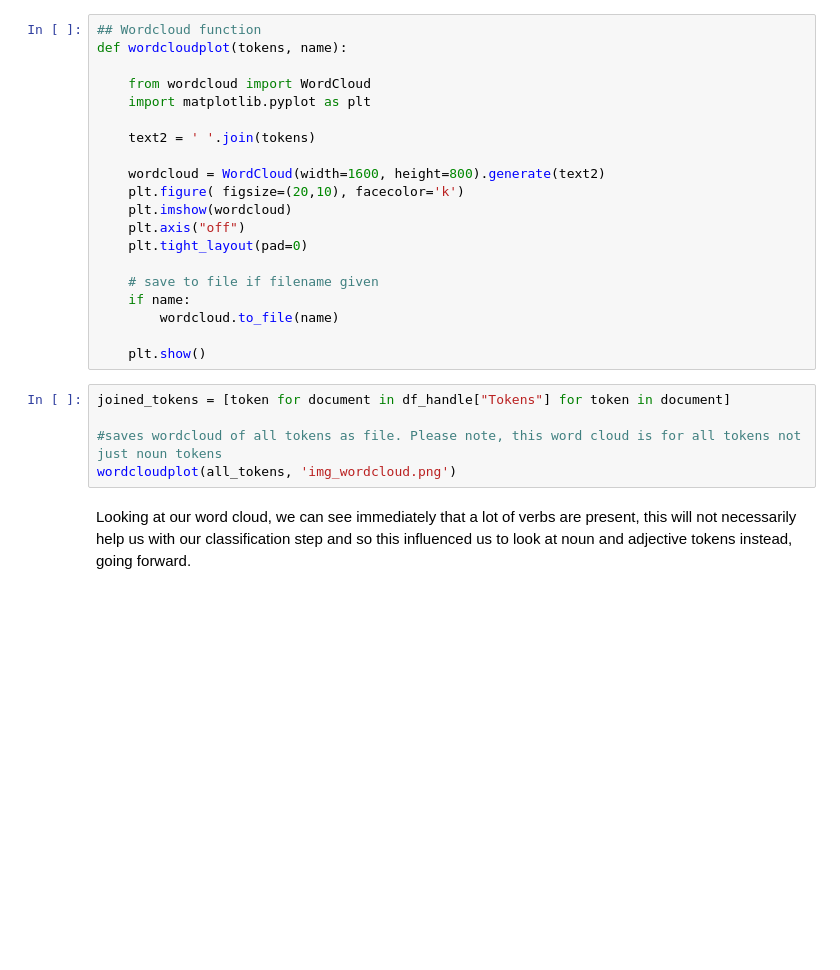
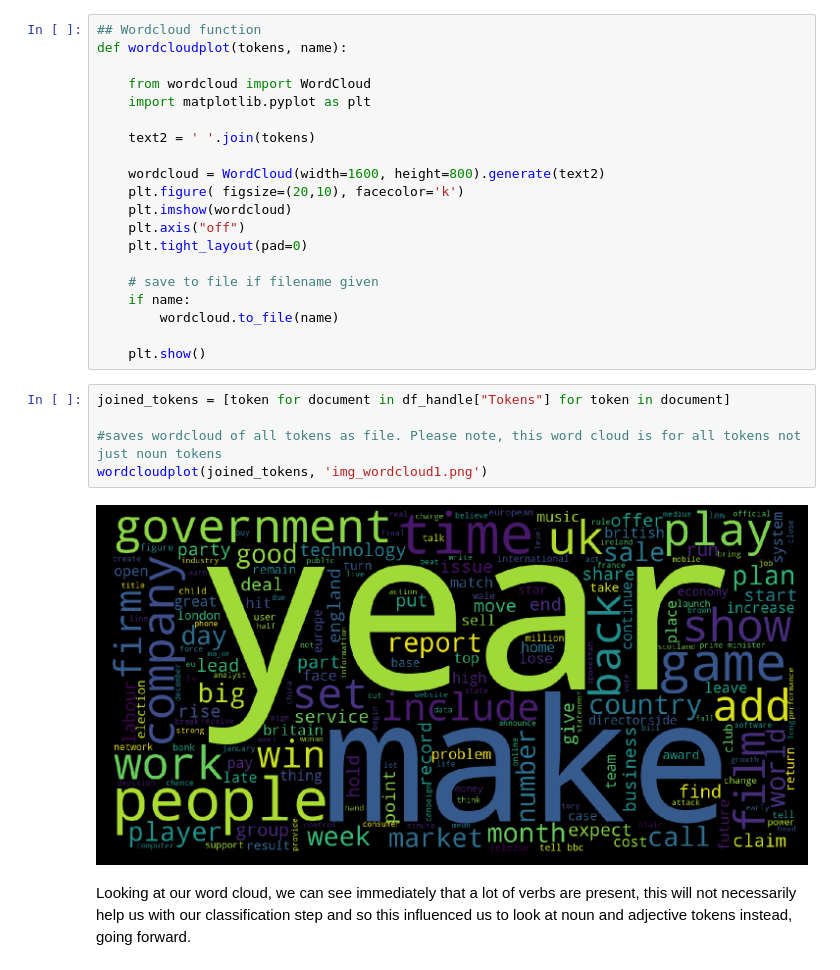
Before and after one commit to L-brierton/Text-Analytics-College-Project, a Jupyter notebook: Homework 2.ipynb, the cells around one changed output. Saved outputs shown, nothing was run; the diff lists cells and outputs as text; blank space fills up the shorter version.

```diff
--- a/Homework 2.ipynb
+++ b/Homework 2.ipynb
@@ -221,7 +275,9 @@ def wordcloudplot(tokens, name):
 # %%
 joined_tokens = [token for document in df_handle["Tokens"] for token in document]
 
 #saves wordcloud of all tokens as file. Please note, this word cloud is for all tokens not just noun tokens
-wordcloudplot(all_tokens, 'img_wordcloud.png')
+wordcloudplot(joined_tokens, 'img_wordcloud1.png')
+# %% [output]
+[figure, added]
 # %% [markdown]
 Looking at our word cloud, we can see immediately that a lot of verbs are present, this will not necessarily help us with our classification step and so this influenced us to look at noun and adjective tokens instead, going forward.
```
Also changed, not shown: parts of 44 cells of this notebook.
